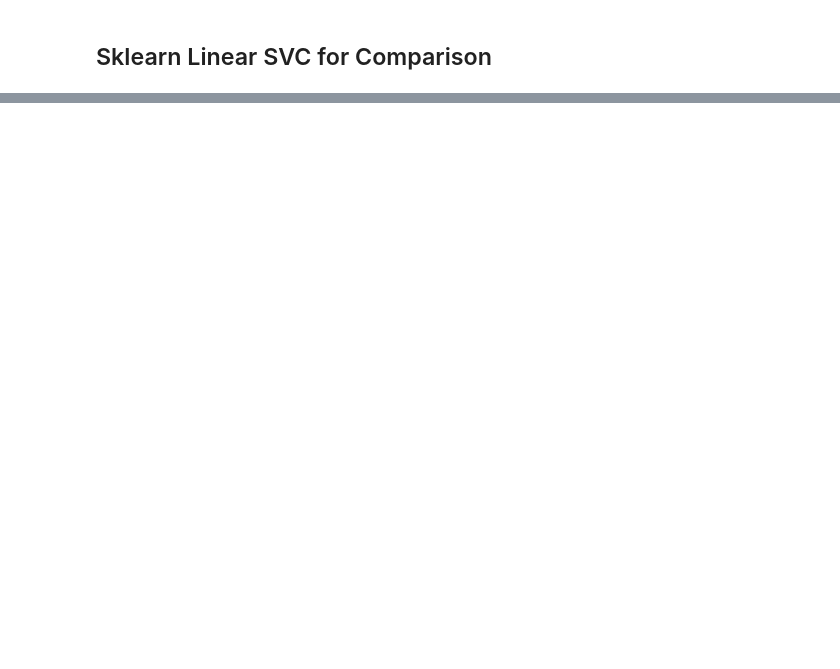
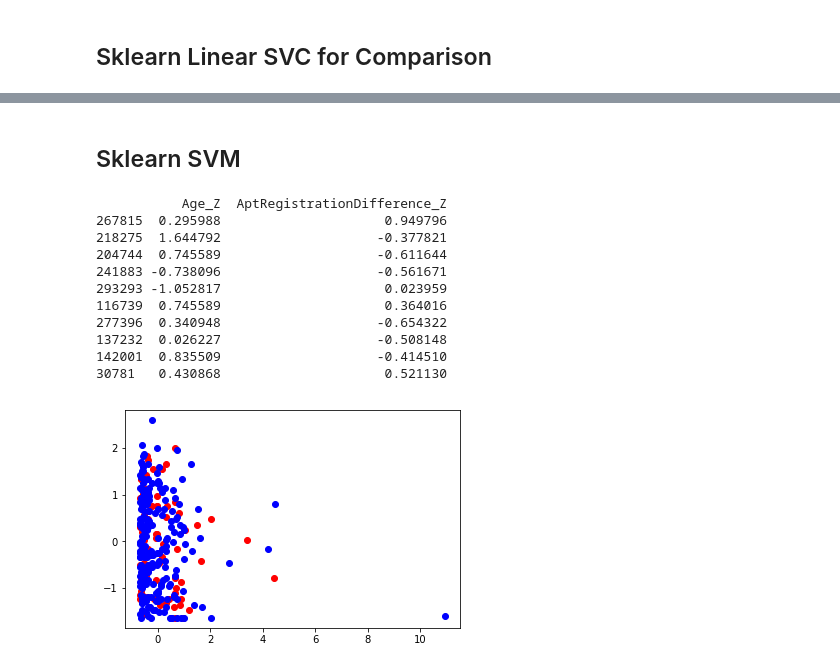
Before and after one commit to bcooper94/AdvancedDataMining, a Jupyter notebook: SVM.ipynb, the cells around one changed output, grey strips where cells are left out. Drawn from its saved outputs; the diff is of its cells as text; code cells hidden in the pictures; blank space fills up the shorter version.

```diff
--- a/SVM.ipynb
+++ b/SVM.ipynb
@@ -220,0 +319,23 @@ Precision=0.98125, recall=0.9691358024691358, F1=0.9751552795031055
+# %%
+def convertTime(timeStr):
+    return time.mktime(datetime.datetime.strptime(timeStr, '%Y-%m-%dT%H:%M:%SZ').timetuple())
+
+noShows = pd.read_csv('data/No-show-Issue-Comma-300k.csv',
+                     converters={'AppointmentRegistration': convertTime,
+                                'ApointmentData': convertTime}).sample(n=300)
+print('Number of no show samples:', len(noShows))
+noShows.rename(columns={'ApointmentData': 'AppointmentDate', 'Alcoolism': 'Alcoholism'}, inplace=True)
+noShows.loc[noShows['Status'] == 'Show-Up', 'Status'] = 1
+noShows.loc[noShows['Status'] == 'No-Show', 'Status'] = -1
+noShows['Status'] = noShows['Status'].astype(int)
+noShows['AptRegistrationDifference'] = noShows.AppointmentDate - noShows.AppointmentRegistration
+display(noShows.head())
+print(noShows.Status.unique())
+print(noShows.columns)
+
+mask = np.random.rand(len(noShows)) < 0.8
+xCols = ['Age', 'AptRegistrationDifference']
+
+train, test = noShows[mask], noShows[~mask]
+xTrain, xTest = train[xCols], test[xCols]
+yTrain, yTest = train['Status'], test['Status']
@@ -220,0 +356,2 @@ Precision=0.98125, recall=0.9691358024691358, F1=0.9751552795031055
+# %% [markdown]
+## Sklearn SVM
@@ -220,0 +368,35 @@ Precision=0.98125, recall=0.9691358024691358, F1=0.9751552795031055
+# %%
+def getColor(status):
+    if status == -1:
+        return (1.0, 0.0, 0.0)
+    else:
+        return (0.0, 0.0, 1.0)
+
+noShows['Age_Z'] = (noShows.Age - noShows.Age.mean()) / noShows.Age.std(ddof=0)
+noShows['AptRegistrationDifference_Z'] = (noShows.AptRegistrationDifference - noShows.AptRegistrationDifference.mean()) \
+    / noShows.AptRegistrationDifference.std(ddof=0)
+
+standardXCols = ['Age_Z', 'AptRegistrationDifference_Z']
+print(noShows[['Age_Z', 'AptRegistrationDifference_Z']][:10])
+noShowVals = noShows.loc[noShows['Status'] == -1][standardXCols]
+showVals = noShows.loc[noShows['Status'] == 1][standardXCols]
+noShows['Color'] = noShows['Status'].apply(getColor)
+# print(noShows['Color'])
+# print(noShowVals[:10])
+
+plt.plot(noShowVals['AptRegistrationDifference_Z'], noShowVals['Age_Z'], 'ro',
+        showVals['AptRegistrationDifference_Z'], showVals['Age_Z'], 'bo')
+plt.show()
+# %% [output]
+           Age_Z  AptRegistrationDifference_Z
+267815  0.295988                     0.949796
+218275  1.644792                    -0.377821
+204744  0.745589                    -0.611644
+241883 -0.738096                    -0.561671
+293293 -1.052817                     0.023959
+116739  0.745589                     0.364016
+277396  0.340948                    -0.654322
+137232  0.026227                    -0.508148
+142001  0.835509                    -0.414510
+30781   0.430868                     0.521130
+[figure, added]
```
Also changed, not shown: parts of 14 cells of this notebook.
